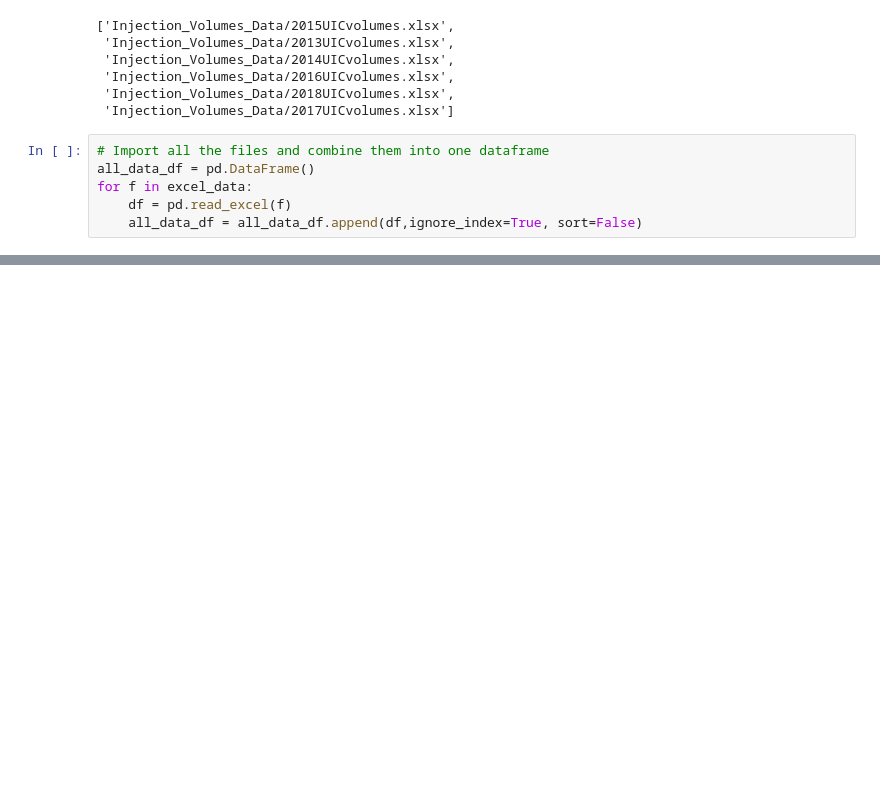
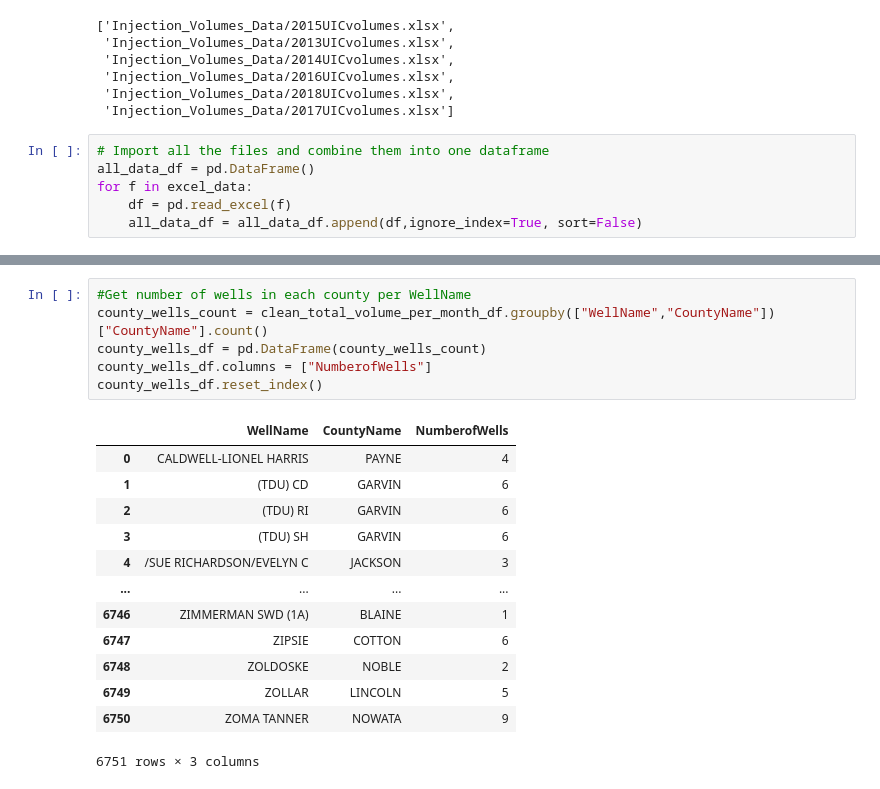
Before and after one commit to ut-data-vis-proj-1/Earthquake-Aftershock, a Jupyter notebook: Earthquakes.ipynb, the cells around one changed output, grey strips where cells are left out. Saved outputs shown, nothing was run; the diff lists cells and outputs as text; blank space fills up the shorter version.

```diff
--- a/Earthquakes.ipynb
+++ b/Earthquakes.ipynb
@@ -136,0 +144,20 @@ total_volume_per_month_nozero_df
+# %%
+#Get number of wells in each county per WellName
+county_wells_count = clean_total_volume_per_month_df.groupby(["WellName","CountyName"])["CountyName"].count()
+county_wells_df = pd.DataFrame(county_wells_count)
+county_wells_df.columns = ["NumberofWells"]
+county_wells_df.reset_index()
+# %% [output]
+|  | WellName | CountyName | NumberofWells |
+| 0 | CALDWELL-LIONEL HARRIS | PAYNE | 4 |
+| 1 | (TDU) CD | GARVIN | 6 |
+| 2 | (TDU) RI | GARVIN | 6 |
+| 3 | (TDU) SH | GARVIN | 6 |
+| 4 | /SUE RICHARDSON/EVELYN C | JACKSON | 3 |
+| ... | ... | ... | ... |
+| 6746 | ZIMMERMAN SWD (1A) | BLAINE | 1 |
+| 6747 | ZIPSIE | COTTON | 6 |
+| 6748 | ZOLDOSKE | NOBLE | 2 |
+| 6749 | ZOLLAR | LINCOLN | 5 |
+| 6750 | ZOMA TANNER | NOWATA | 9 |
+6751 rows × 3 columns
```
Also changed, not shown: parts of 12 cells of this notebook.
